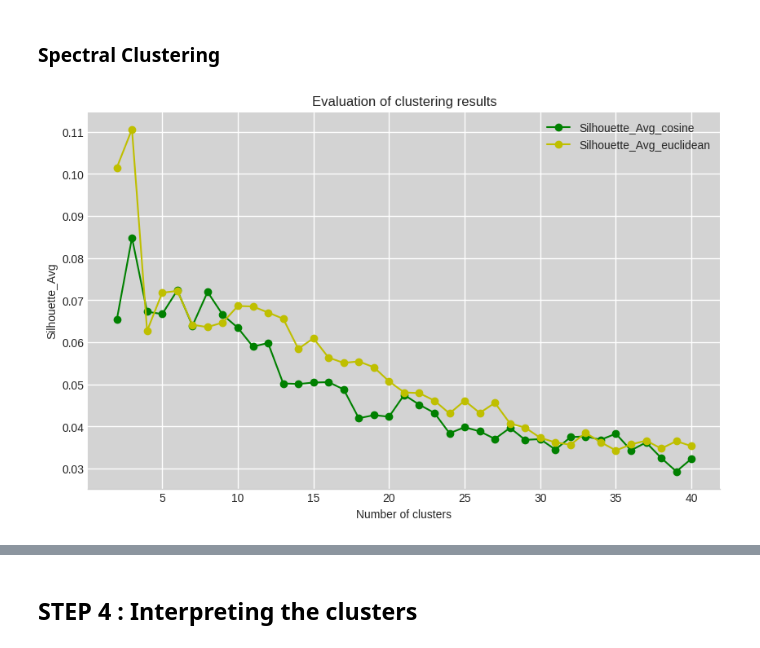
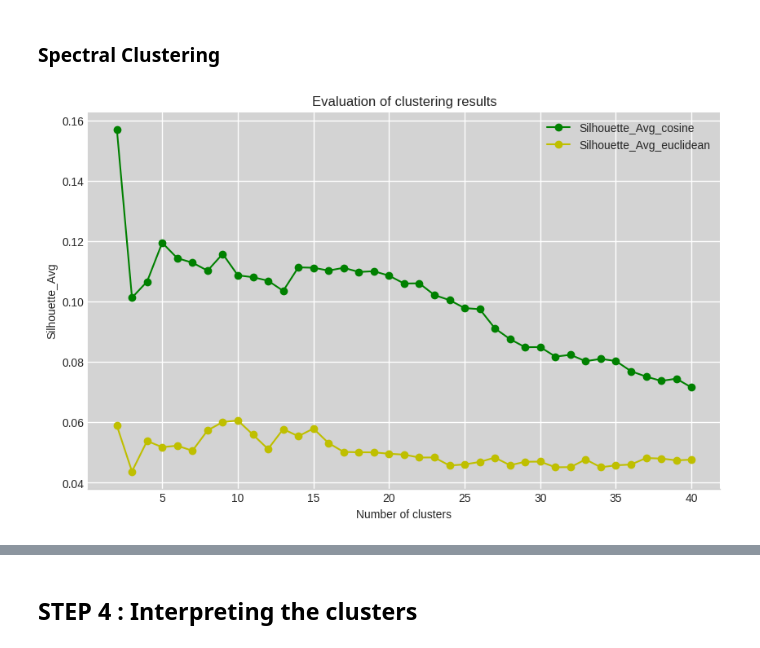
Before and after one commit to Geunhyeong-Han/shs-literature-text-mining, a Jupyter notebook: main.ipynb, the cells around one changed output, grey strips where cells are left out. Cells and saved outputs as stored; diff of their text form; code cells hidden in the pictures.

```diff
--- a/main.ipynb
+++ b/main.ipynb
@@ -205,0 +176,28 @@ df.head()
+# %%
+def preprocess_text(text):
+    # Tokenization
+    words = nlp(text)
+
+    # Check Specific Problem(i.e., Do not lemmatize)
+    changed_words, lemmatized_words = [], []
+
+    for word in words:
+        origin_word = word.text.lower()
+        lemma_word = word.lemma_.lower().strip() if word.lemma_ != "-PRON-" else word.text.lower()
+
+        if origin_word != lemma_word:
+            changed_words.append({origin_word: lemma_word})
+
+        if lemma_word not in custom_nolema:
+            lemmatized_words.append(lemma_word)
+        else:
+            lemmatized_words.append(origin_word)
+
+    mytokens = [word for word in lemmatized_words if word not in stop_words and word not in punctuations]
+    processed_text = ' '.join([token for token in mytokens])
+
+    return processed_text, changed_words
+
+df['corpus'], df['lemma_pairs'] = zip(*df['text'].apply(preprocess_text))
+df.drop(columns=['text'], inplace=True)
+df.head()
@@ -625,9 +630,9 @@ plt.show()
 # %%
-extract_intersection_list = [k for k, v in keyword_frequency.items() if v >= 6]
+extract_intersection_list = [k for k, v in keyword_frequency.items() if v >= 9]
 select_keywords_list = [keyword for keyword in selected_keywords if keyword not in extract_intersection_list]
 # %%
-select_keywords_list = select_intersection_list
-extract_keywords_list = extract_intersection_list
+# select_keywords_list = select_intersection_list
+# extract_keywords_list = extract_intersection_list
 # %%
 vectorizer = TfidfVectorizer(vocabulary=select_keywords_list)
 tfidf_matrix = vectorizer.fit_transform(df['corpus'])
@@ -732,7 +737,7 @@ plt.show()
 # %% [markdown]
 ### Principal component analysis(PCA)
 # %%
-vectorizer = TfidfVectorizer(vocabulary=select_keywords_list)
+vectorizer = TfidfVectorizer(vocabulary=select_keywords_list, sublinear_tf =  True)
 tfidf_matrix = vectorizer.fit_transform(df['corpus'])
 # %%
 from sklearn.decomposition import TruncatedSVD
@@ -779,47 +784,46 @@ for metric in metrics:
         sim_matrix = cosine_similarity(tfidf_matrix_svd)
 
     elif metric == 'euclidean':
-        affinity = 'precomputed'
+        affinity = 'nearest_neighbors'
         distance_matrix = euclidean_distances(tfidf_matrix_svd)
         sigma = np.mean(distance_matrix)
-        sim_matrix = np.exp(-distance_matrix ** 2 / (2. * sigma ** 2))
-
+        sim_matrix = np.exp(-distance_matrix ** 2 / (2.0 * ( sigma ** 2)))
 
     for n_clusters in cluster_range:
         silhouette_avg_list = []
 
         # Spectral Clustering 실행 (10번 반복)
         for _ in range(10):
-            sc = SpectralClustering(n_clusters=n_clusters, affinity = affinity, assign_labels = 'kmeans', random_state = 0).fit(sim_matrix)
+            sc = SpectralClustering(n_clusters=n_clusters, affinity = affinity, assign_labels = 'kmeans').fit(sim_matrix)
             labels=sc.labels_
 
-            silhouette_avg_list.append(silhouette_score(sim_matrix, labels))
+            silhouette_avg_list.append(silhouette_score(sim_matrix, labels, metric = metric))
 
         results[metric].append(np.mean(silhouette_avg_list))
 
 plt.style.use('seaborn-whitegrid')
 plt.figure(figsize=(10,6))
 
 plt.gca().spines['right'].set_visible(False)
 plt.gca().spines['top'].set_visible(False)
 plt.gca().spines['left'].set_visible(False)
 
 plt.gca().set_facecolor('lightgray')
 plt.grid(color='white', linestyle='-', linewidth=1)
 
 for metric in metrics:
 
     if metric == 'cosine':
         color = 'g'
     elif metric == 'euclidean':
         color = 'y'
 
     plt.plot(cluster_range, results[metric], label=f'Silhouette_Avg_{metric}', marker='o', color = color)
 
 plt.title('Evaluation of clustering results')
 plt.xlabel('Number of clusters')
 plt.ylabel('Silhouette_Avg')
 plt.legend()
 plt.show()
 # %% [output]
-[figure, old version]
+[figure, new version]
```
Also changed, not shown: parts of 32 cells of this notebook.
